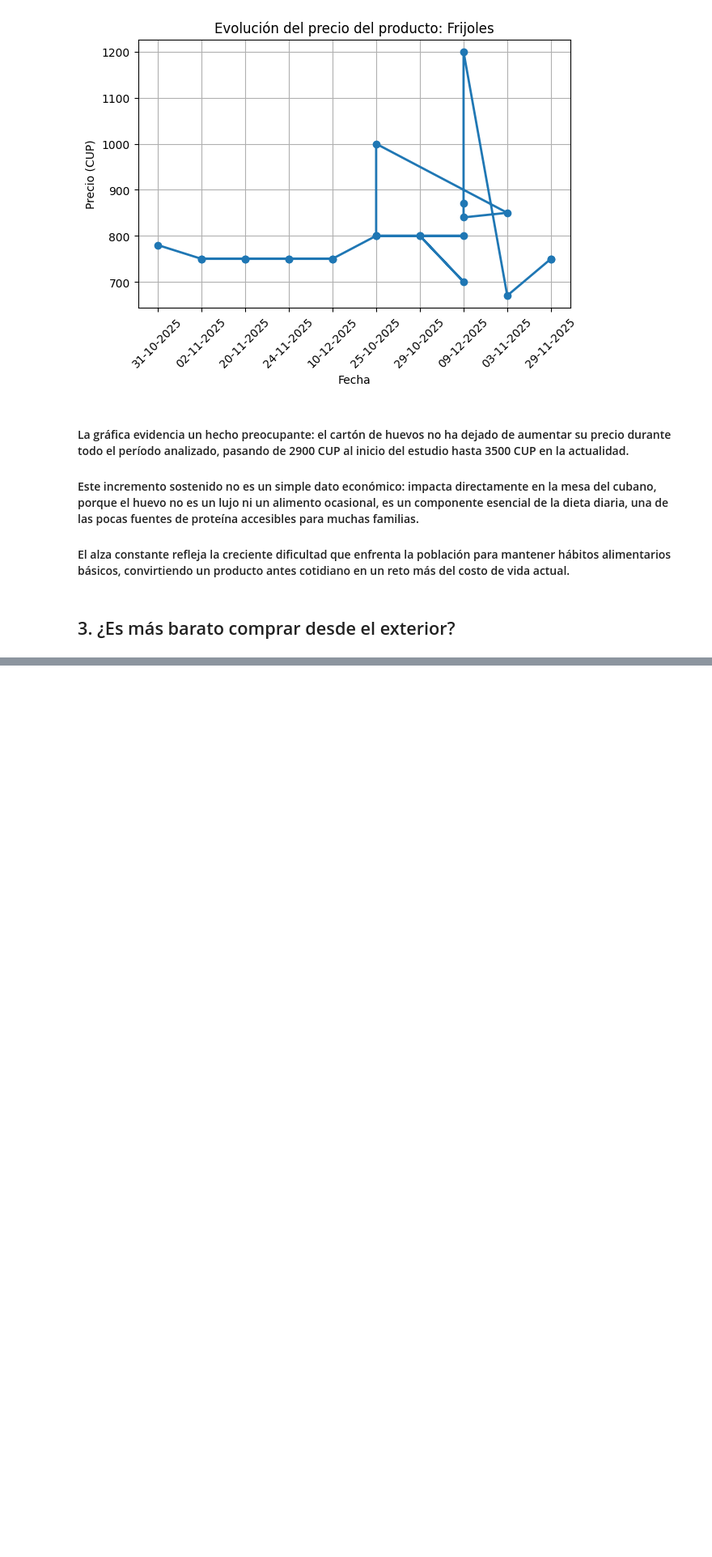
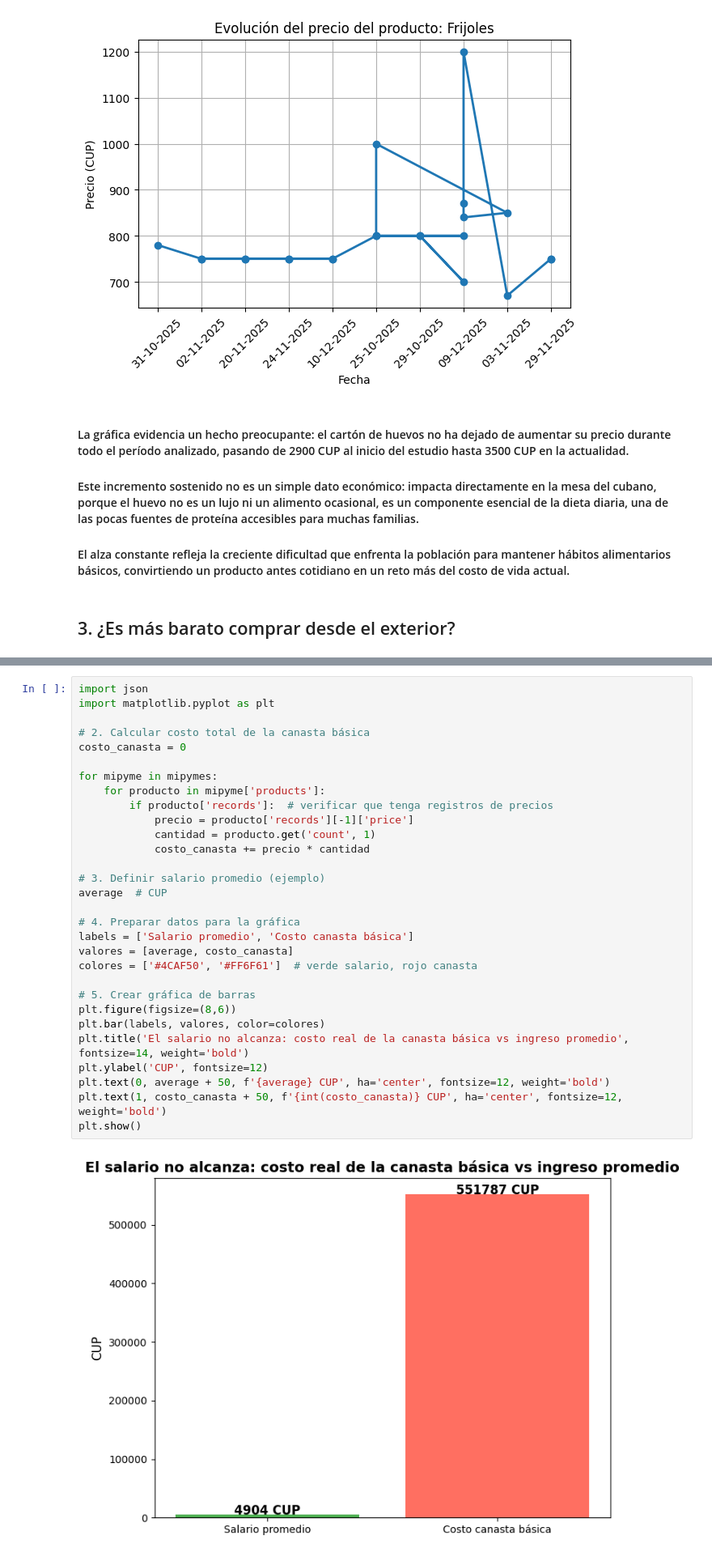
Before and after one commit to L14Npy/project_01, a Jupyter notebook: storytelling.ipynb, the cells around one changed output, grey strips where cells are left out. Shown at 81% size. Saved outputs shown, nothing was run; the diff lists cells and outputs as text; blank space fills up the shorter version.

```diff
--- a/storytelling.ipynb
+++ b/storytelling.ipynb
@@ -56,0 +82,32 @@ ChartLine(DoubleList2, 'Frijoles')
+# %%
+import json
+import matplotlib.pyplot as plt
+
+# 2. Calcular costo total de la canasta básica
+costo_canasta = 0
+
+for mipyme in mipymes:
+    for producto in mipyme['products']:
+        if producto['records']:  # verificar que tenga registros de precios
+            precio = producto['records'][-1]['price']
+            cantidad = producto.get('count', 1)
+            costo_canasta += precio * cantidad
+
+# 3. Definir salario promedio (ejemplo)
+average  # CUP
+
+# 4. Preparar datos para la gráfica
+labels = ['Salario promedio', 'Costo canasta básica']
+valores = [average, costo_canasta]
+colores = ['#4CAF50', '#FF6F61']  # verde salario, rojo canasta
+
+# 5. Crear gráfica de barras
+plt.figure(figsize=(8,6))
+plt.bar(labels, valores, color=colores)
+plt.title('El salario no alcanza: costo real de la canasta básica vs ingreso promedio', fontsize=14, weight='bold')
+plt.ylabel('CUP', fontsize=12)
+plt.text(0, average + 50, f'{average} CUP', ha='center', fontsize=12, weight='bold')
+plt.text(1, costo_canasta + 50, f'{int(costo_canasta)} CUP', ha='center', fontsize=12, weight='bold')
+plt.show()
+# %% [output]
+[figure, added]
```
Also changed, not shown: parts of 3 cells of this notebook, 3 other files.
